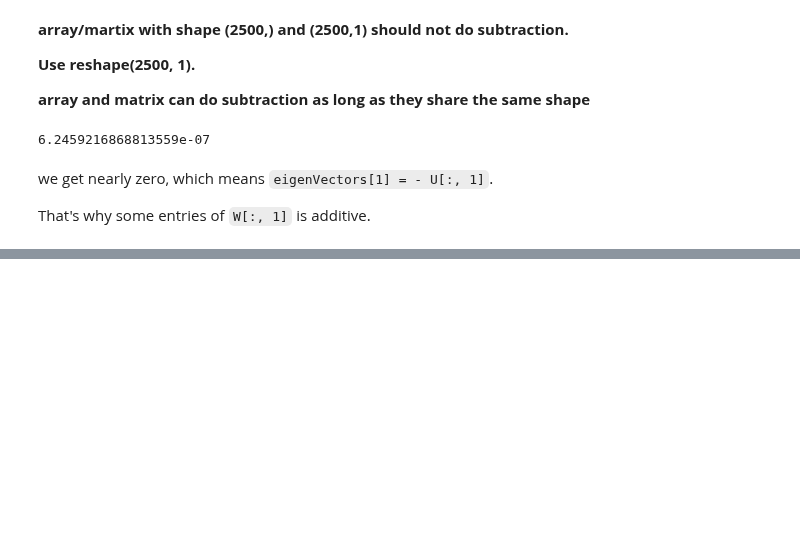
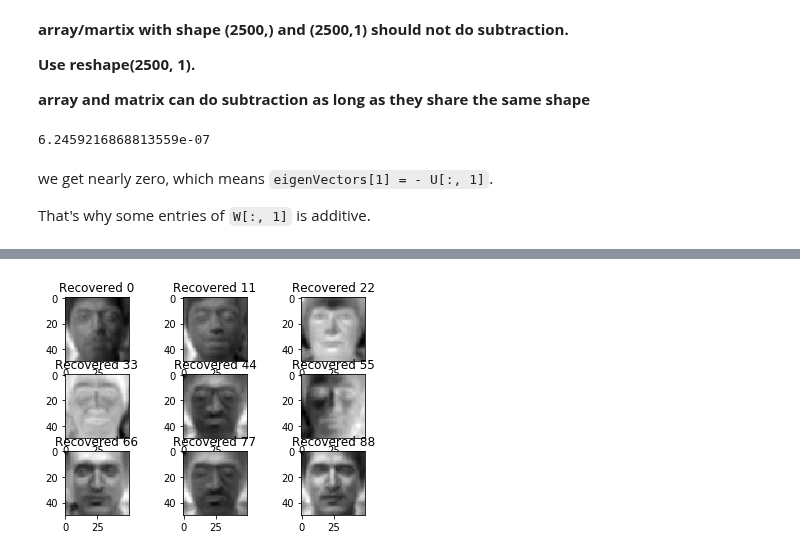
Before and after one commit to HsiaoTsan/MyMachineLearningCodes, a Jupyter notebook: PCA_SVD_EigenFace.ipynb, the cells around one changed output, grey strips where cells are left out. Cells and saved outputs as stored; diff of their text form; code cells hidden in the pictures; blank space fills up the shorter version.

```diff
--- a/PCA_SVD_EigenFace.ipynb
+++ b/PCA_SVD_EigenFace.ipynb
@@ -245,0 +518,11 @@ That's why some entries of `W[:, 1]` is additive.
+# %%
+weights = eigenfaces.T.dot(X) # get weights, or coordinates under eigenfaces bases.
+face_rec = eigenfaces.dot(weights) + x_mean# recover data
+
+for i,v  in enumerate(range(0, 99, 11)):
+    plt.subplot(int("33"+str(i+1))); plt.title('Recovered ' + str(v))
+    plt.imshow(face_rec[:, v].reshape(50, -1).astype(np.float), cmap = 'gray')
+
+plt.show()
+# %% [output]
+[figure, added]
```
Also changed, not shown: parts of 35 cells of this notebook.
